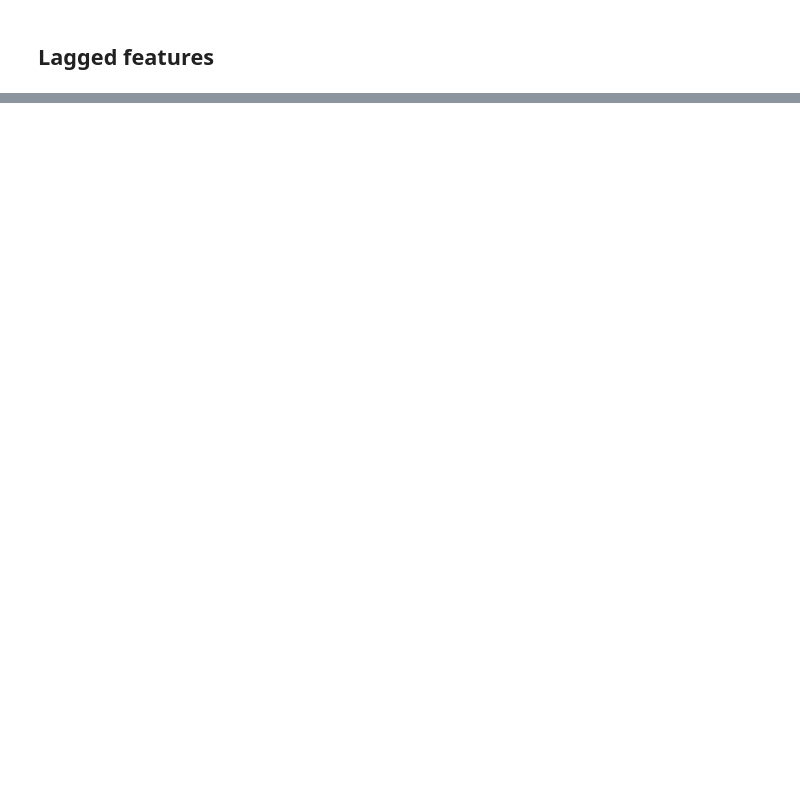
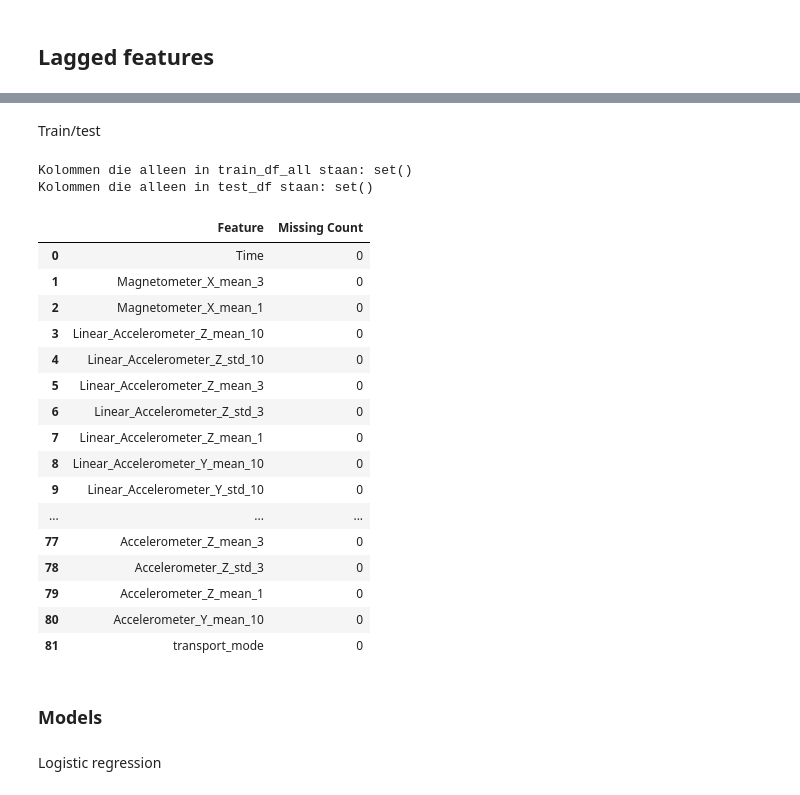
Before and after one commit to PuckVoorham/ML4QS-project, a Jupyter notebook: notebooks/EDA_experiment_joris.ipynb, the cells around one changed output, grey strips where cells are left out. Saved outputs shown, nothing was run; the diff lists cells and outputs as text; code cells hidden in the pictures; blank space fills up the shorter version.

Commit message:
importeren van joris notebook

```diff
--- a/notebooks/EDA_experiment_joris.ipynb
+++ b/notebooks/EDA_experiment_joris.ipynb
@@ -434,0 +586,6 @@ display(HTML(f"<div style='height: 300px; overflow-y: scroll'>{missing.to_frame(
+# %%
+metro2['Linear_acc_magnitude'] = np.sqrt(metro2['Linear_Accelerometer_X']**2 + metro2['Linear_Accelerometer_Y']**2 + metro2['Linear_Accelerometer_Z']**2)
+rennen2['Linear_acc_magnitude'] = np.sqrt(rennen2['Linear_Accelerometer_X']**2 + rennen2['Linear_Accelerometer_Y']**2 + rennen2['Linear_Accelerometer_Z']**2)
+fietsen2['Linear_acc_magnitude'] = np.sqrt(fietsen2['Linear_Accelerometer_X']**2 + fietsen2['Linear_Accelerometer_Y']**2 + fietsen2['Linear_Accelerometer_Z']**2)
+trein2['Linear_acc_magnitude'] = np.sqrt(trein2['Linear_Accelerometer_X']**2 + trein2['Linear_Accelerometer_Y']**2 + trein2['Linear_Accelerometer_Z']**2)
+auto2['Linear_acc_magnitude'] = np.sqrt(auto2['Linear_Accelerometer_X']**2 + auto2['Linear_Accelerometer_Y']**2 + auto2['Linear_Accelerometer_Z']**2)
@@ -434,0 +615,6 @@ display(HTML(f"<div style='height: 300px; overflow-y: scroll'>{missing.to_frame(
+# %%
+fietsen2['transport_mode'] = 'fietsen'
+auto2['transport_mode'] = 'auto'
+rennen2['transport_mode'] = 'rennen'
+metro2['transport_mode'] = 'metro'
+trein2['transport_mode'] = 'trein'
@@ -434,0 +665,6 @@ display(HTML(f"<div style='height: 300px; overflow-y: scroll'>{missing.to_frame(
+# %%
+test_fietsen2 = fietsen2[:750].copy()
+test_auto2 = auto2[:750].copy()
+test_rennen2 = rennen2[:750].copy()
+test_metro2 = metro2[:750].copy()
+test_trein2 = trein2[:750].copy()
@@ -434,0 +685,2 @@ display(HTML(f"<div style='height: 300px; overflow-y: scroll'>{missing.to_frame(
+# %% [markdown]
+Train/test
@@ -434,0 +689,15 @@ display(HTML(f"<div style='height: 300px; overflow-y: scroll'>{missing.to_frame(
+# %%
+test_df = pd.concat([test_metro2, test_rennen2, test_fietsen2, test_trein2, test_auto2], ignore_index=True)
+# %%
+train_columns = set(train_df.columns)
+test_columns = set(test_df.columns)
+
+# Verschillen vinden
+only_in_train = train_columns - test_columns
+only_in_test = test_columns - train_columns
+
+print("Kolommen die alleen in train_df_all staan:", only_in_train)
+print("Kolommen die alleen in test_df staan:", only_in_test)
+# %% [output]
+Kolommen die alleen in train_df_all staan: set()
+Kolommen die alleen in test_df staan: set()
@@ -434,0 +707,34 @@ display(HTML(f"<div style='height: 300px; overflow-y: scroll'>{missing.to_frame(
+# %%
+from IPython.display import display, HTML
+
+# Calculate missing values
+missing_values = test_df.isna().sum().sort_values(ascending=False)
+
+# Convert to DataFrame for better display
+missing_df = missing_values.reset_index()
+missing_df.columns = ['Feature', 'Missing Count']
+
+# Display with scroll
+display(HTML(missing_df.to_html(max_rows=20, notebook=True)))
+# %% [output]
+|  | Feature | Missing Count |
+| 0 | Time | 0 |
+| 1 | Magnetometer_X_mean_3 | 0 |
+| 2 | Magnetometer_X_mean_1 | 0 |
+| 3 | Linear_Accelerometer_Z_mean_10 | 0 |
+| 4 | Linear_Accelerometer_Z_std_10 | 0 |
+| 5 | Linear_Accelerometer_Z_mean_3 | 0 |
+| 6 | Linear_Accelerometer_Z_std_3 | 0 |
+| 7 | Linear_Accelerometer_Z_mean_1 | 0 |
+| 8 | Linear_Accelerometer_Y_mean_10 | 0 |
+| 9 | Linear_Accelerometer_Y_std_10 | 0 |
+| ... | ... | ... |
+| 77 | Accelerometer_Z_mean_3 | 0 |
+| 78 | Accelerometer_Z_std_3 | 0 |
+| 79 | Accelerometer_Z_mean_1 | 0 |
+| 80 | Accelerometer_Y_mean_10 | 0 |
+| 81 | transport_mode | 0 |
+# %% [markdown]
+### Models
+# %% [markdown]
+Logistic regression
```
Also changed, not shown: parts of 106 cells of this notebook.
